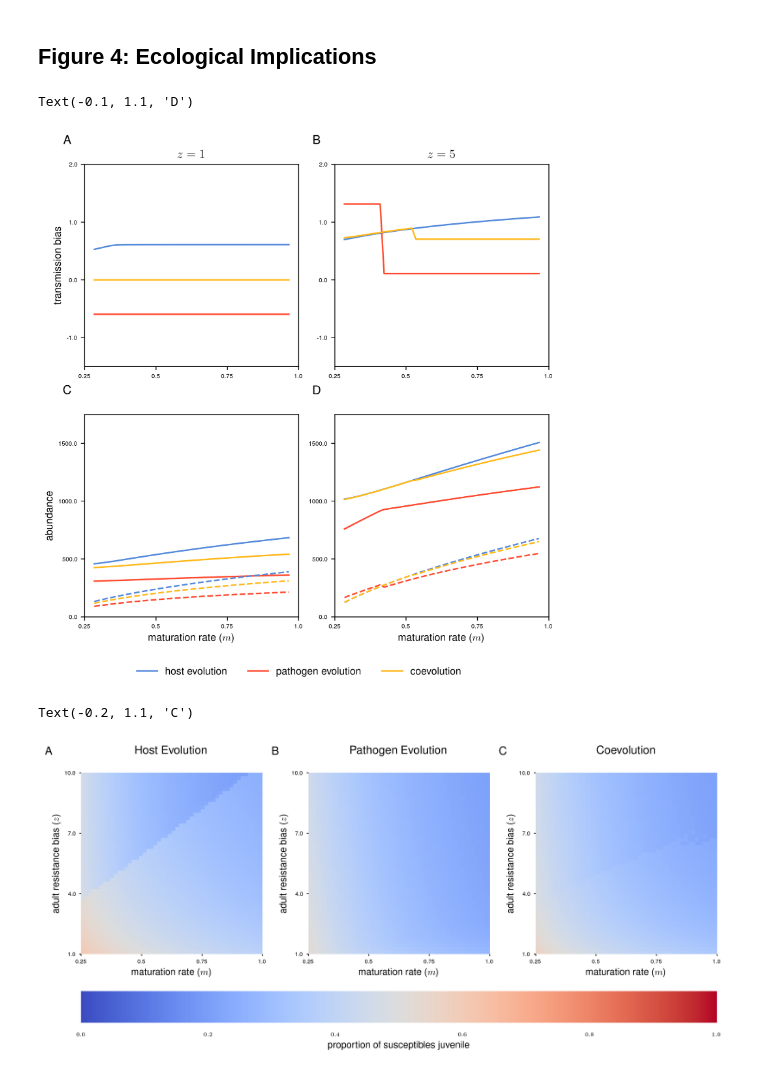
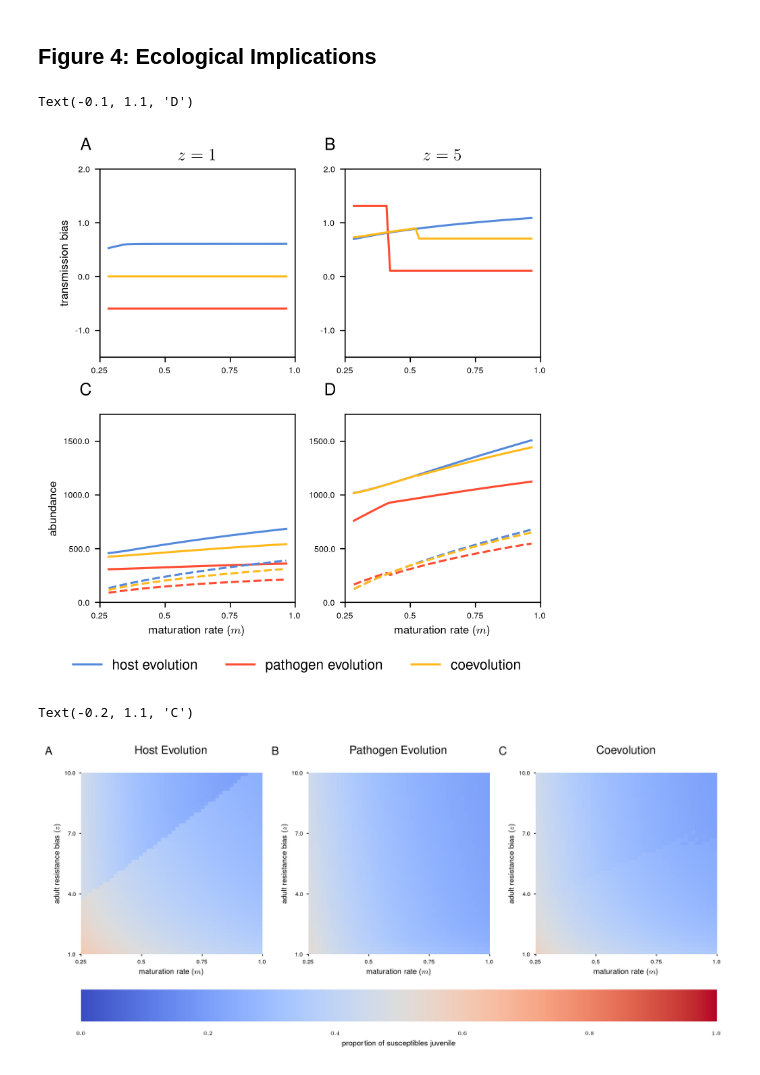
Before and after one commit to svhulse/transmission-coevolution, a Jupyter notebook: figures.ipynb, the cells around one changed output. Cells and saved outputs as stored; diff of their text form; code cells hidden in the pictures.

```diff
--- a/figures.ipynb
+++ b/figures.ipynb
@@ -17,7 +17,7 @@ i_cmap = matplotlib.colors.LinearSegmentedColormap.from_list("", ["white", path_
 
 plot_label_size = 12
 axis_title_size = 12
-axis_label_size = 10
+axis_label_size = 8
 tick_label_size = 6
 
 matplotlib.rcParams['axes.titlesize'] = axis_title_size
@@ -91,7 +91,7 @@ fig.savefig('figures/fig_1.svg')
 # %% [markdown]
 ## Figure 2: Evolutionary Simulation Examples
 # %%
-fig, ax = plt.subplots(figsize=(7,5), ncols=3, nrows=2, layout='compressed')
+fig, ax = plt.subplots(figsize=(5,4), ncols=3, nrows=2, layout='compressed')
 
 def make_image(Sa, Ia):
     Sa_img = Sa / np.max(Sa)
@@ -136,9 +136,9 @@ ax_tick_pos = np.linspace(ax[0,0].get_ylim()[0], ax[0,0].get_ylim()[1], 3)
 ax_tick_labels = [r'\sfrac{1}{2}',r'1',r'2']
 
 for axis in ax[0,:]: axis.set_yticks(ax_tick_pos, ax_tick_labels, rotation=90)
-ax[0,0].set_ylabel(r'$h_a$')
-ax[0,1].set_ylabel(r'$p_a$')
-ax[0,2].set_ylabel(r'$h_a,\ p_a$')
+ax[0,0].set_ylabel(r'$h_a$', fontsize=10)
+ax[0,1].set_ylabel(r'$p_a$', fontsize=10)
+ax[0,2].set_ylabel(r'$h_a,\ p_a$', fontsize=10)
 
 ax[1,0].plot(host_model.foi_bias(), label='host evolution', color=host_color)
 ax[1,0].plot(path_model.foi_bias(), label='pathogen evolution', color=path_color)
@@ -152,8 +152,8 @@ ax[1,2].plot(host_model.inf_prev(), label='host evolution', color=host_color)
 ax[1,2].plot(path_model.inf_prev(), label='pathogen evolution', color=path_color)
 ax[1,2].plot(coevol_model.inf_prev(), label='coevolution', color=coevol_color)
 
-ax[1,0].set_ylim(-0.5, 1.25)
-ax[1,1].set_ylim(1000, 1500)
+ax[1,0].set_ylim(0, 1.25)
+ax[1,1].set_ylim(950, 1450)
 ax[1,2].set_ylim(0.35, 0.45)
 
 for axis in ax[1,:]:
@@ -183,7 +183,7 @@ fig.savefig('figures/fig_2.svg')
 # %% [markdown]
 ## Figure 3: Evolutionary Rasters
 # %%
-fig, ax = plt.subplots(figsize=(7,7), ncols=2, nrows=2, layout='compressed')
+fig, ax = plt.subplots(figsize=(5,5), ncols=2, nrows=2, layout='compressed')
 
 S_host, I_host = host_raster.evol_plot()
 S_path, I_path, = path_raster.evol_plot()
@@ -214,7 +214,7 @@ cbar = fig.colorbar(plot, ax=ax[:], location='bottom', aspect=30)
 cbar.ax.tick_params(axis='both', which='both', length=2)
 cbar.ax.set_xticks(np.linspace(0, 99, 5))
 cbar.ax.set_xticklabels(np.round(np.logspace(-1, 1, 5, base=2), 2))
-cbar.set_label(r'$h_a,\ p_a$')
+cbar.set_label(r'$h_a,\ p_a$', fontsize=10)
 cbar.outline.set_visible(False)
 
 ax[0,0].annotate("A", xy=(-0.1, 1.1), xycoords="axes fraction", fontsize=plot_label_size)
@@ -229,7 +229,7 @@ fig.savefig('figures/fig_3.svg')
 # %% [markdown]
 ## Figure 4: Ecological Implications
 # %%
-fig, ax = plt.subplots(figsize=(7, 7), ncols=2, nrows=2, layout='compressed')
+fig, ax = plt.subplots(figsize=(5, 5), ncols=2, nrows=2, layout='compressed')
 
 z_1 = 1
 z_2 = 5
@@ -285,32 +285,32 @@ ax[1,1].plot((Ij_c + Ia_c)[ind_2,:], linestyle='--', label='coevolution', color=
 ax[0,0].set_ylim(-1.5, 2)
 ax[0,1].set_ylim(-1.5, 2)
 
 ax[1,0].set_ylim(0, 1750)
 ax[1,1].set_ylim(0, 1750)
 
 for axis in ax.reshape(-1):
     axis.yaxis.set_major_locator(matplotlib.ticker.MaxNLocator(nbins=4))
     axis.yaxis.set_major_formatter(matplotlib.ticker.FormatStrFormatter('%.1f'))
 
 ax[0,0].set_title(r'$z=1$')
 ax[0,1].set_title(r'$z=5$')
 
 ax[0,0].set_ylabel('transmission bias')
 ax[1,0].set_ylabel('abundance')
 
 ax[1,0].set_xlabel(r'maturation rate ($m$)')
 ax[1,1].set_xlabel(r'maturation rate ($m$)')
 
 for axis in ax.reshape(-1): label_xaxis(axis)
 
 lines, labels = ax[0,0].get_legend_handles_labels()
 fig.legend(lines, labels, ncol=3, loc='center', bbox_to_anchor=(0.5, -0.05), frameon=False)
 
 ax[0,0].annotate("A", xy=(-0.1, 1.1), xycoords="axes fraction", fontsize=plot_label_size)
 ax[0,1].annotate("B", xy=(-0.1, 1.1), xycoords="axes fraction", fontsize=plot_label_size)
 ax[1,0].annotate("C", xy=(-0.1, 1.1), xycoords="axes fraction", fontsize=plot_label_size)
 ax[1,1].annotate("D", xy=(-0.1, 1.1), xycoords="axes fraction", fontsize=plot_label_size)
 # %% [output]
 Text(-0.1, 1.1, 'D')
-[figure, old version]
+[figure, new version]
 # %%
@@ -353,7 +353,7 @@ ax[1].annotate("B", xy=(-0.2, 1.1), xycoords="axes fraction", fontsize=plot_labe
 ax[2].annotate("C", xy=(-0.2, 1.1), xycoords="axes fraction", fontsize=plot_label_size)
 # %% [output]
 Text(-0.2, 1.1, 'C')
-[figure, old version]
+[figure, new version]
 # %%
 fig, ax = plt.subplots(ncols=3, layout='constrained')
 
```
Also changed, not shown: parts of 9 cells of this notebook, 4 other files.
